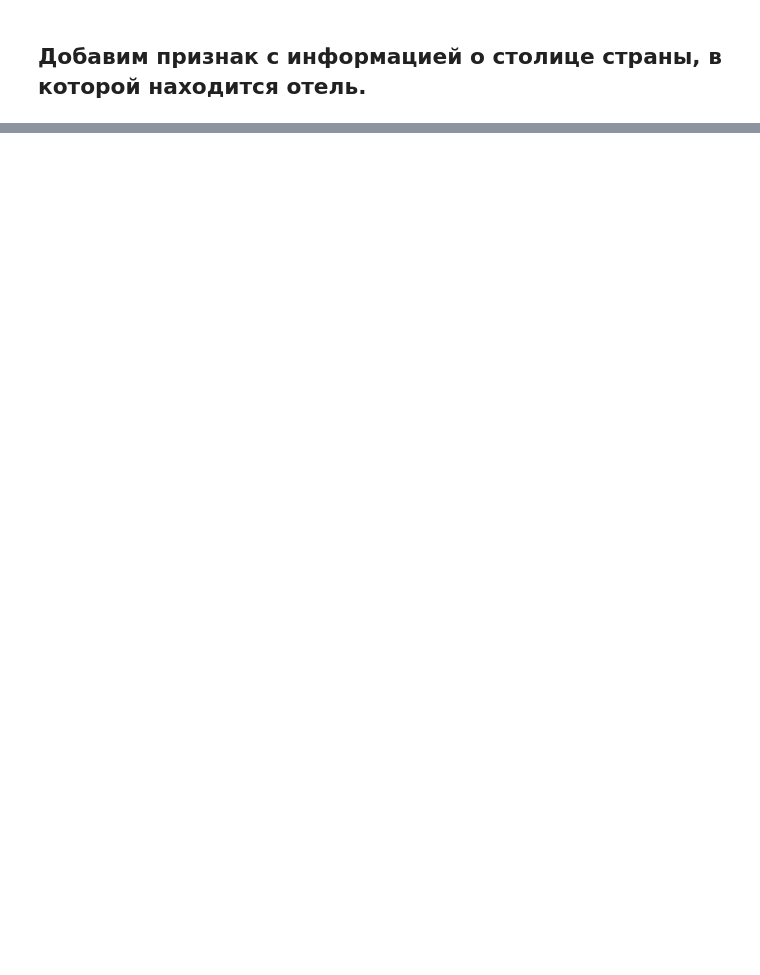
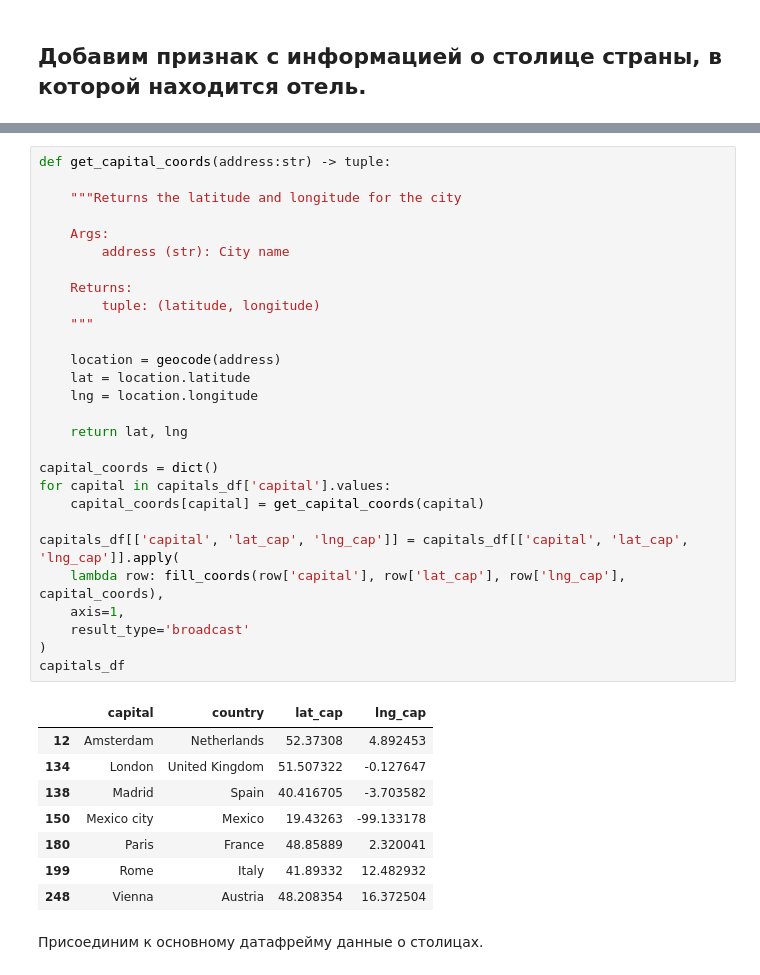
Before and after one commit to ScReameer/EDA-Project-3-rating-prediction, a Jupyter notebook: Project_3 Rating prediction.ipynb, the cells around one changed output, grey strips where cells are left out. Saved outputs shown, nothing was run; the diff lists cells and outputs as text; blank space fills up the shorter version.

```diff
--- a/Project_3 Rating prediction.ipynb
+++ b/Project_3 Rating prediction.ipynb
@@ -298,0 +356,39 @@ hotels.head(3)
+# %%
+def get_capital_coords(address:str) -> tuple:
+
+    """Returns the latitude and longitude for the city
+
+    Args:
+        address (str): City name
+
+    Returns:
+        tuple: (latitude, longitude)
+    """
+
+    location = geocode(address)
+    lat = location.latitude
+    lng = location.longitude
+
+    return lat, lng
+
+capital_coords = dict()
+for capital in capitals_df['capital'].values:
+    capital_coords[capital] = get_capital_coords(capital)
+
+capitals_df[['capital', 'lat_cap', 'lng_cap']] = capitals_df[['capital', 'lat_cap', 'lng_cap']].apply(
+    lambda row: fill_coords(row['capital'], row['lat_cap'], row['lng_cap'], capital_coords),
+    axis=1,
+    result_type='broadcast'
+)
+capitals_df
+# %% [output]
+|  | capital | country | lat_cap | lng_cap |
+| 12 | Amsterdam | Netherlands | 52.37308 | 4.892453 |
+| 134 | London | United Kingdom | 51.507322 | -0.127647 |
+| 138 | Madrid | Spain | 40.416705 | -3.703582 |
+| 150 | Mexico city | Mexico | 19.43263 | -99.133178 |
+| 180 | Paris | France | 48.85889 | 2.320041 |
+| 199 | Rome | Italy | 41.89332 | 12.482932 |
+| 248 | Vienna | Austria | 48.208354 | 16.372504 |
+# %% [markdown]
+Присоединим к основному датафрейму данные о столицах.
```
Also changed, not shown: parts of 9 cells of this notebook.
